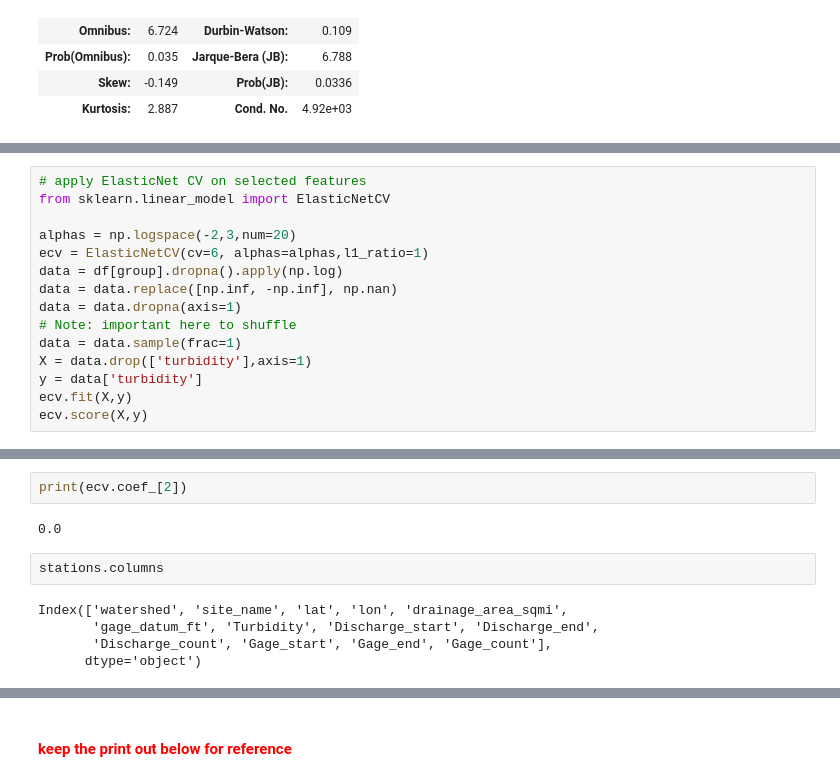
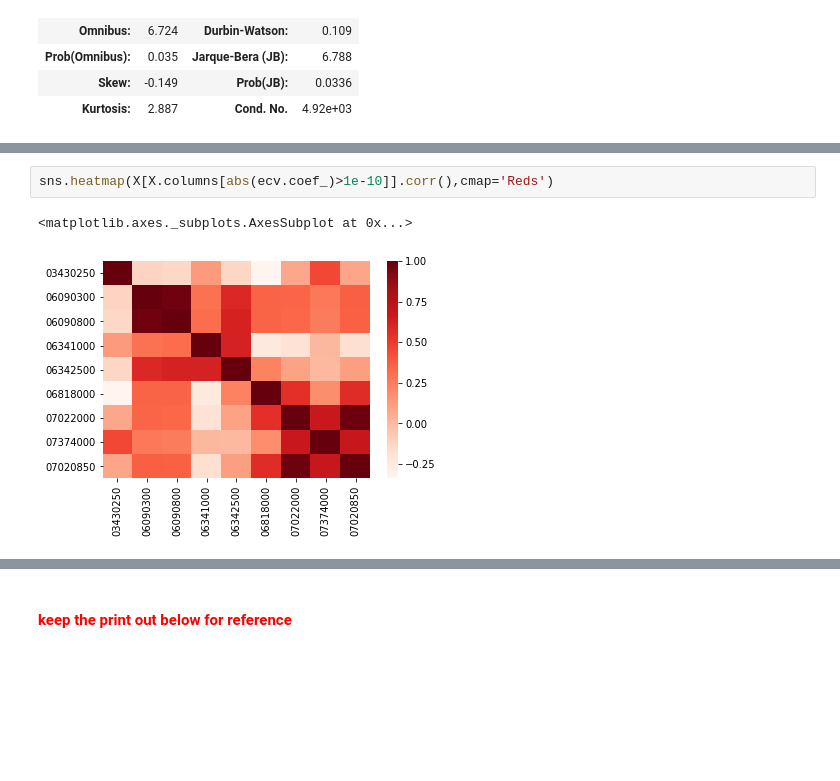
Before and after one commit to sealoving/Liang_Metis, a Jupyter notebook: Project_2/Luther_feature_selection.ipynb, the cells around one changed output, grey strips where cells are left out. Cells and saved outputs as stored; diff of their text form; blank space fills up the shorter version.

```diff
--- a/Project_2/Luther_feature_selection.ipynb
+++ b/Project_2/Luther_feature_selection.ipynb
@@ -364,15 +358,0 @@ plotfit(X_train,y_train,lr)
-# %%
-# apply ElasticNet CV on selected features
-from sklearn.linear_model import ElasticNetCV
-
-alphas = np.logspace(-2,3,num=20)
-ecv = ElasticNetCV(cv=6, alphas=alphas,l1_ratio=1)
-data = df[group].dropna().apply(np.log)
-data = data.replace([np.inf, -np.inf], np.nan)
-data = data.dropna(axis=1)
-# Note: important here to shuffle
-data = data.sample(frac=1)
-X = data.drop(['turbidity'],axis=1)
-y = data['turbidity']
-ecv.fit(X,y)
-ecv.score(X,y)
@@ -401,11 +384,5 @@ for item in newlist:
-# %%
-print(ecv.coef_[2])
-# %% [output]
-0.0
-# %%
-stations.columns
-# %% [output]
-Index(['watershed', 'site_name', 'lat', 'lon', 'drainage_area_sqmi',
-       'gage_datum_ft', 'Turbidity', 'Discharge_start', 'Discharge_end',
-       'Discharge_count', 'Gage_start', 'Gage_end', 'Gage_count'],
-      dtype='object')
+# %%
+sns.heatmap(X[X.columns[abs(ecv.coef_)>1e-10]].corr(),cmap='Reds')
+# %% [output]
+<matplotlib.axes._subplots.AxesSubplot at 0x...>
+[figure, added]
```
Also changed, not shown: parts of 9 cells of this notebook, 1 other file.
